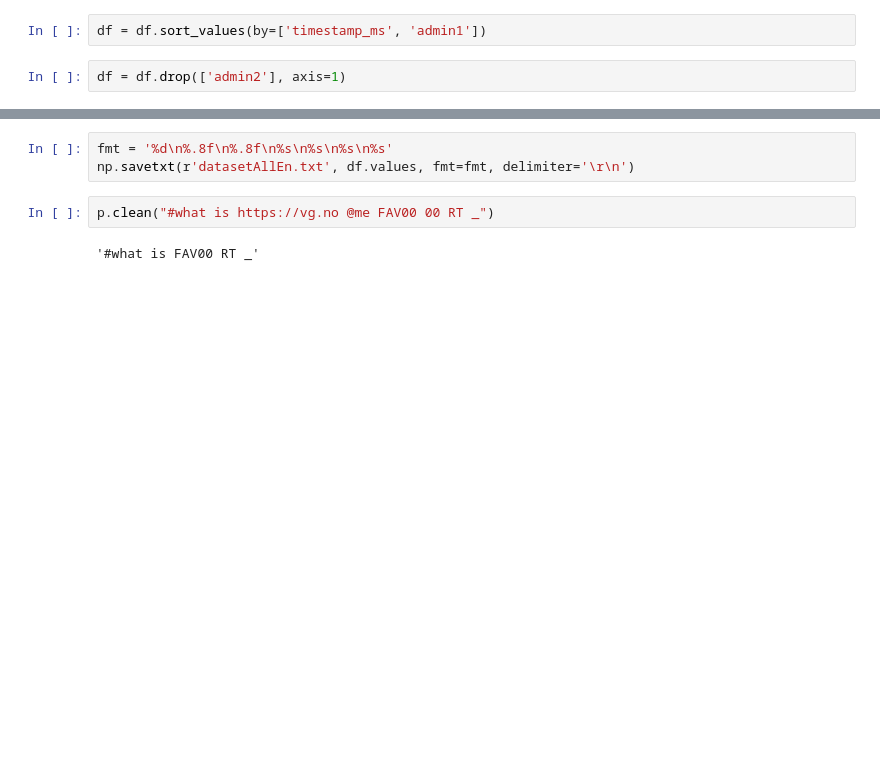
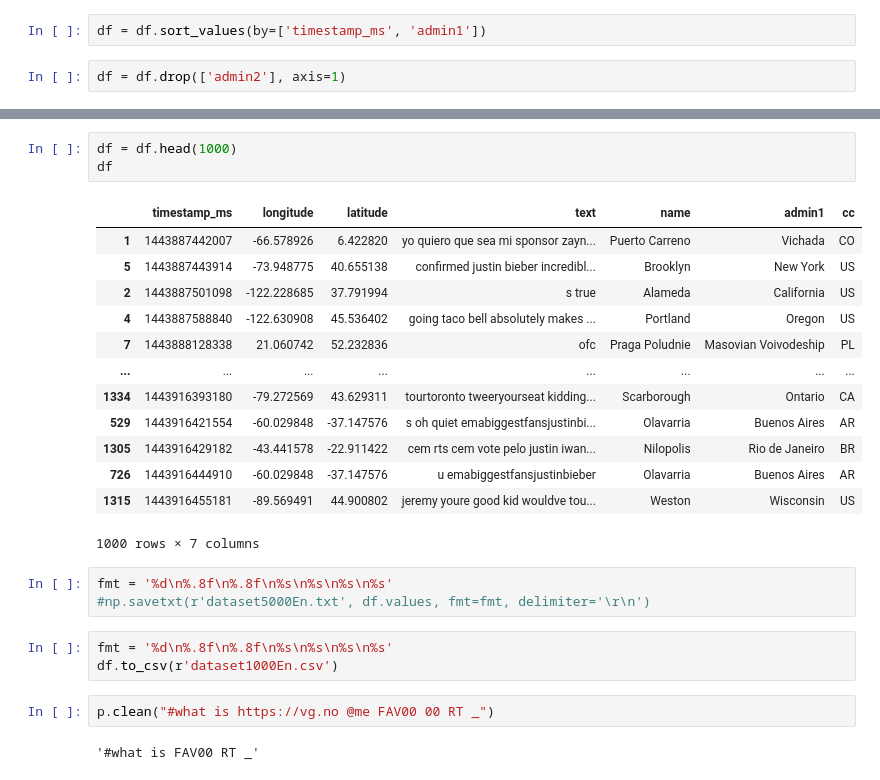
Before and after one commit to liseph/masterproject, a Jupyter notebook: Preprocessing.ipynb, the cells around one changed output, grey strips where cells are left out. Drawn from its saved outputs; the diff is of its cells as text; blank space fills up the shorter version.

Commit message:
Fix bugs that were discovered when inputting synt dataset

```diff
--- a/Preprocessing.ipynb
+++ b/Preprocessing.ipynb
@@ -115,6 +97,26 @@ df
+# %%
+df = df.head(1000)
+df
+# %% [output]
+|  | timestamp_ms | longitude | latitude | text | name | admin1 | cc |
+| 1 | 1443887442007 | -66.578926 | 6.422820 | yo quiero que sea mi sponsor zayn... | Puerto Carreno | Vichada | CO |
+| 5 | 1443887443914 | -73.948775 | 40.655138 | confirmed justin bieber incredibl... | Brooklyn | New York | US |
+| 2 | 1443887501098 | -122.228685 | 37.791994 | s true | Alameda | California | US |
+| 4 | 1443887588840 | -122.630908 | 45.536402 | going taco bell absolutely makes ... | Portland | Oregon | US |
+| 7 | 1443888128338 | 21.060742 | 52.232836 | ofc | Praga Poludnie | Masovian Voivodeship | PL |
+| ... | ... | ... | ... | ... | ... | ... | ... |
+| 1334 | 1443916393180 | -79.272569 | 43.629311 | tourtoronto tweeryourseat kidding... | Scarborough | Ontario | CA |
+| 529 | 1443916421554 | -60.029848 | -37.147576 | s oh quiet emabiggestfansjustinbi... | Olavarria | Buenos Aires | AR |
+| 1305 | 1443916429182 | -43.441578 | -22.911422 | cem rts cem vote pelo justin iwan... | Nilopolis | Rio de Janeiro | BR |
+| 726 | 1443916444910 | -60.029848 | -37.147576 | u emabiggestfansjustinbieber | Olavarria | Buenos Aires | AR |
+| 1315 | 1443916455181 | -89.569491 | 44.900802 | jeremy youre good kid wouldve tou... | Weston | Wisconsin | US |
+1000 rows × 7 columns
 # %%
 fmt = '%d\n%.8f\n%.8f\n%s\n%s\n%s\n%s'
-np.savetxt(r'datasetAllEn.txt', df.values, fmt=fmt, delimiter='\r\n')
+#np.savetxt(r'dataset5000En.txt', df.values, fmt=fmt, delimiter='\r\n')
+# %%
+fmt = '%d\n%.8f\n%.8f\n%s\n%s\n%s\n%s'
+df.to_csv(r'dataset1000En.csv')
 # %%
 p.clean("#what is https://vg.no @me FAV00 00 RT _")
 # %% [output]
```
Also changed, not shown: parts of 2 cells of this notebook, 27 other files.
